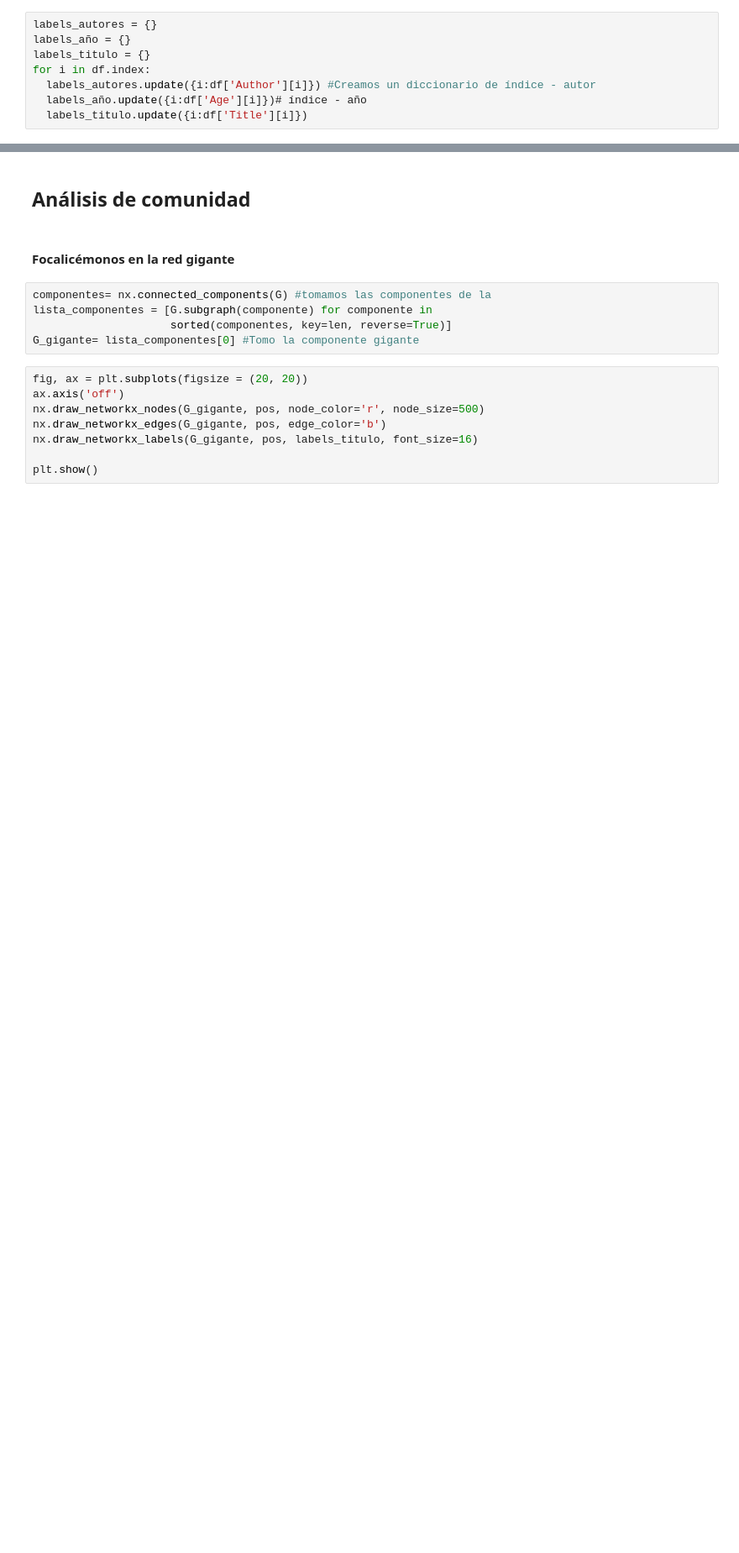
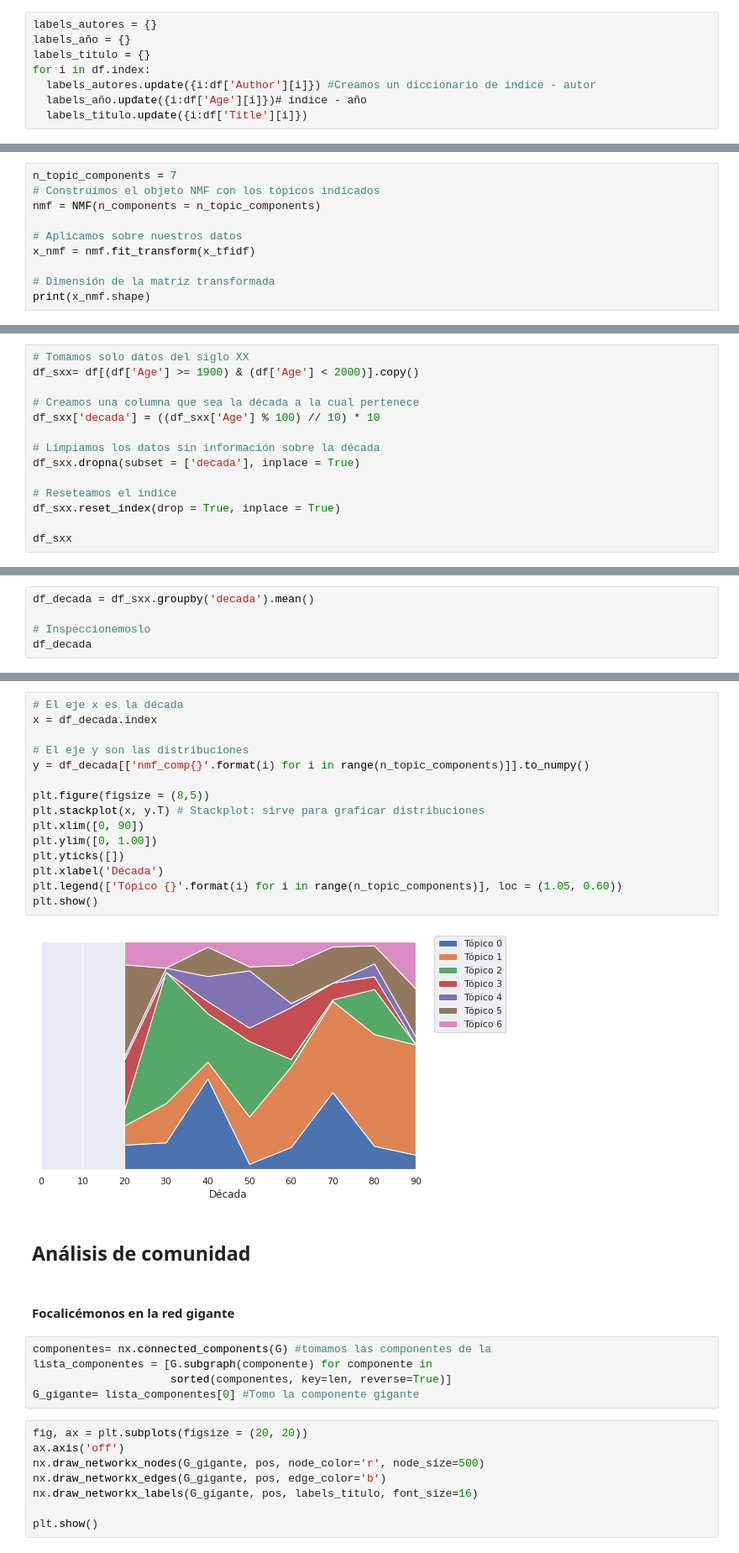
Before and after one commit to fcignoli/Redes-Complejas-2-20222, a Jupyter notebook: TP_Final.ipynb, the cells around one changed output, grey strips where cells are left out. Shown at 84% size. Drawn from its saved outputs; the diff is of its cells as text; blank space fills up the shorter version.

```diff
--- a/TP_Final.ipynb
+++ b/TP_Final.ipynb
@@ -315,0 +257,10 @@ plt.show()
+# %%
+n_topic_components = 7
+# Construímos el objeto NMF con los tópicos indicados
+nmf = NMF(n_components = n_topic_components)
+
+# Aplicamos sobre nuestros datos
+x_nmf = nmf.fit_transform(x_tfidf)
+
+# Dimensión de la matriz transformada
+print(x_nmf.shape)
@@ -315,0 +349,14 @@ plt.show()
+# %%
+# Tomamos solo datos del siglo XX
+df_sxx= df[(df['Age'] >= 1900) & (df['Age'] < 2000)].copy()
+
+# Creamos una columna que sea la década a la cual pertenece
+df_sxx['decada'] = ((df_sxx['Age'] % 100) // 10) * 10
+
+# Limpiamos los datos sin información sobre la década
+df_sxx.dropna(subset = ['decada'], inplace = True)
+
+# Reseteamos el índice
+df_sxx.reset_index(drop = True, inplace = True)
+
+df_sxx
@@ -315,0 +381,5 @@ plt.show()
+# %%
+df_decada = df_sxx.groupby('decada').mean()
+
+# Inspeccionemoslo
+df_decada
@@ -316,3 +397,20 @@ plt.show()
+# %%
+# El eje x es la década
+x = df_decada.index
+
+# El eje y son las distribuciones
+y = df_decada[['nmf_comp{}'.format(i) for i in range(n_topic_components)]].to_numpy()
+
+plt.figure(figsize = (8,5))
+plt.stackplot(x, y.T) # Stackplot: sirve para graficar distribuciones
+plt.xlim([0, 90])
+plt.ylim([0, 1.00])
+plt.yticks([])
+plt.xlabel('Década')
+plt.legend(['Tópico {}'.format(i) for i in range(n_topic_components)], loc = (1.05, 0.60))
+plt.show()
+# %% [output]
+[figure, added]
 # %% [markdown]
 ## Análisis de comunidad
 # %% [markdown]
```
Also changed, not shown: parts of 31 cells of this notebook.
